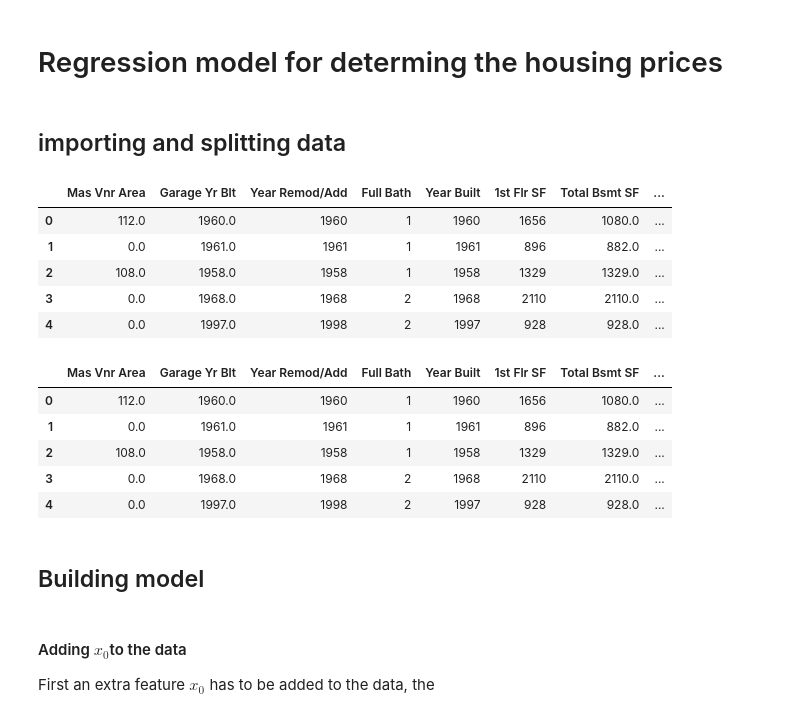
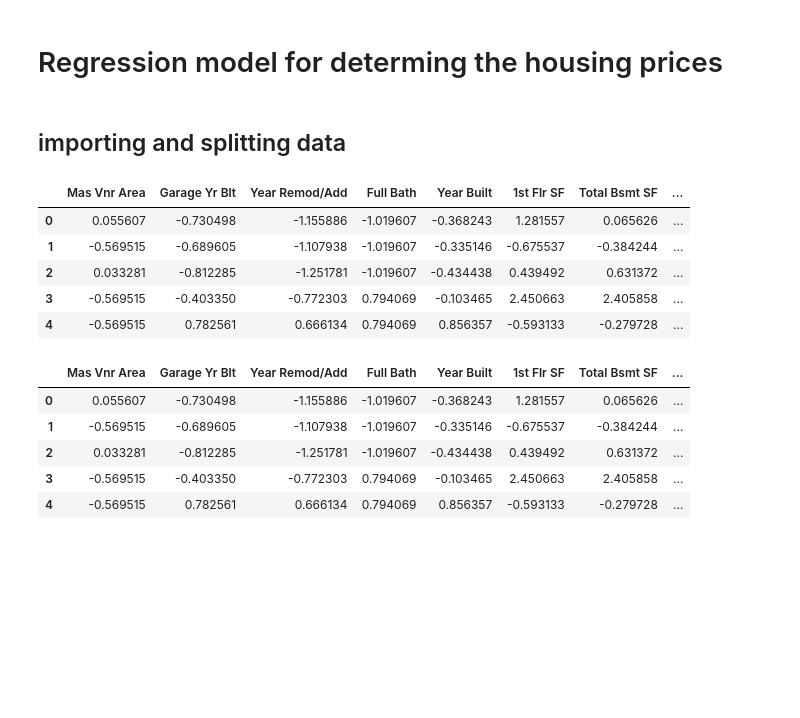
Before and after one commit to Youri-is-super-awesome/Bitches-and-beaches, a Jupyter notebook: code/model_version1.ipynb, the cells around one changed output. Drawn from its saved outputs; the diff is of its cells as text; code cells hidden in the pictures; blank space fills up the shorter version.

```diff
--- a/code/model_version1.ipynb
+++ b/code/model_version1.ipynb
@@ -1,7 +1,7 @@
 # %% [markdown]
 # Regression model for determing the housing prices
-# %% [markdown]
-## importing and splitting data
+# %% [markdown]
+## importing and splitting data
 # %%
 import pandas as pd
 import seaborn as sns
@@ -11,16 +11,16 @@ from sklearn.linear_model import LinearRegression
 from sklearn.model_selection import train_test_split
 # %%
 # import data (only numerical)
-data = pd.read_csv('data/AmesHousingFinal.csv')
+data = pd.read_csv('data/AmesHousingNumData.csv')
 data = data.drop('Unnamed: 0', axis=1)
 data.head()
 # %% [output]
 |  | Mas Vnr Area | Garage Yr Blt | Year Remod/Add | Full Bath | Year Built | 1st Flr SF | Total Bsmt SF | ... |
-| 0 | 112.0 | 1960.0 | 1960 | 1 | 1960 | 1656 | 1080.0 | ... |
-| 1 | 0.0 | 1961.0 | 1961 | 1 | 1961 | 896 | 882.0 | ... |
-| 2 | 108.0 | 1958.0 | 1958 | 1 | 1958 | 1329 | 1329.0 | ... |
-| 3 | 0.0 | 1968.0 | 1968 | 2 | 1968 | 2110 | 2110.0 | ... |
-| 4 | 0.0 | 1997.0 | 1998 | 2 | 1997 | 928 | 928.0 | ... |
+| 0 | 0.055607 | -0.730498 | -1.155886 | -1.019607 | -0.368243 | 1.281557 | 0.065626 | ... |
+| 1 | -0.569515 | -0.689605 | -1.107938 | -1.019607 | -0.335146 | -0.675537 | -0.384244 | ... |
+| 2 | 0.033281 | -0.812285 | -1.251781 | -1.019607 | -0.434438 | 0.439492 | 0.631372 | ... |
+| 3 | -0.569515 | -0.403350 | -0.772303 | 0.794069 | -0.103465 | 2.450663 | 2.405858 | ... |
+| 4 | -0.569515 | 0.782561 | 0.666134 | 0.794069 | 0.856357 | -0.593133 | -0.279728 | ... |
 # %%
 # split data into input and target
 target = data['SalePrice']
@@ -28,11 +28,11 @@ final_data = data.drop('SalePrice', axis=1)
 final_data.head()
 # %% [output]
 |  | Mas Vnr Area | Garage Yr Blt | Year Remod/Add | Full Bath | Year Built | 1st Flr SF | Total Bsmt SF | ... |
-| 0 | 112.0 | 1960.0 | 1960 | 1 | 1960 | 1656 | 1080.0 | ... |
-| 1 | 0.0 | 1961.0 | 1961 | 1 | 1961 | 896 | 882.0 | ... |
-| 2 | 108.0 | 1958.0 | 1958 | 1 | 1958 | 1329 | 1329.0 | ... |
-| 3 | 0.0 | 1968.0 | 1968 | 2 | 1968 | 2110 | 2110.0 | ... |
-| 4 | 0.0 | 1997.0 | 1998 | 2 | 1997 | 928 | 928.0 | ... |
+| 0 | 0.055607 | -0.730498 | -1.155886 | -1.019607 | -0.368243 | 1.281557 | 0.065626 | ... |
+| 1 | -0.569515 | -0.689605 | -1.107938 | -1.019607 | -0.335146 | -0.675537 | -0.384244 | ... |
+| 2 | 0.033281 | -0.812285 | -1.251781 | -1.019607 | -0.434438 | 0.439492 | 0.631372 | ... |
+| 3 | -0.569515 | -0.403350 | -0.772303 | 0.794069 | -0.103465 | 2.450663 | 2.405858 | ... |
+| 4 | -0.569515 | 0.782561 | 0.666134 | 0.794069 | 0.856357 | -0.593133 | -0.279728 | ... |
 # %%
 # convert the pandas dataframes to numpy ndarrays
 X_np = final_data.to_numpy()
@@ -40,9 +40,3 @@ y_np = target.to_numpy()
 
 # split the data into 70% training and 30% testing
 X_train, X_test, y_train, y_test = train_test_split(X_np, y_np, train_size=0.7, random_state=1265599650)
-# %% [markdown]
-## Building model
-# %% [markdown]
-#### Adding  $x_0$to the data
-
-First an extra feature $x_0$ has to be added to the data, the
```
Also changed, not shown: parts of 12 cells of this notebook, 3 other files.
